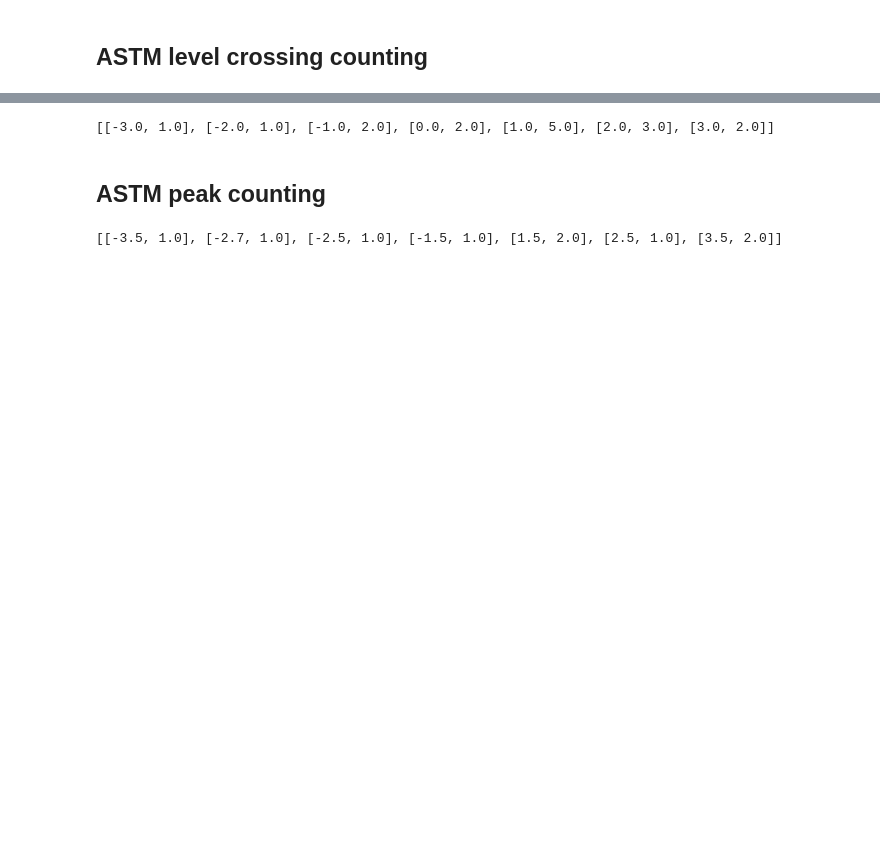
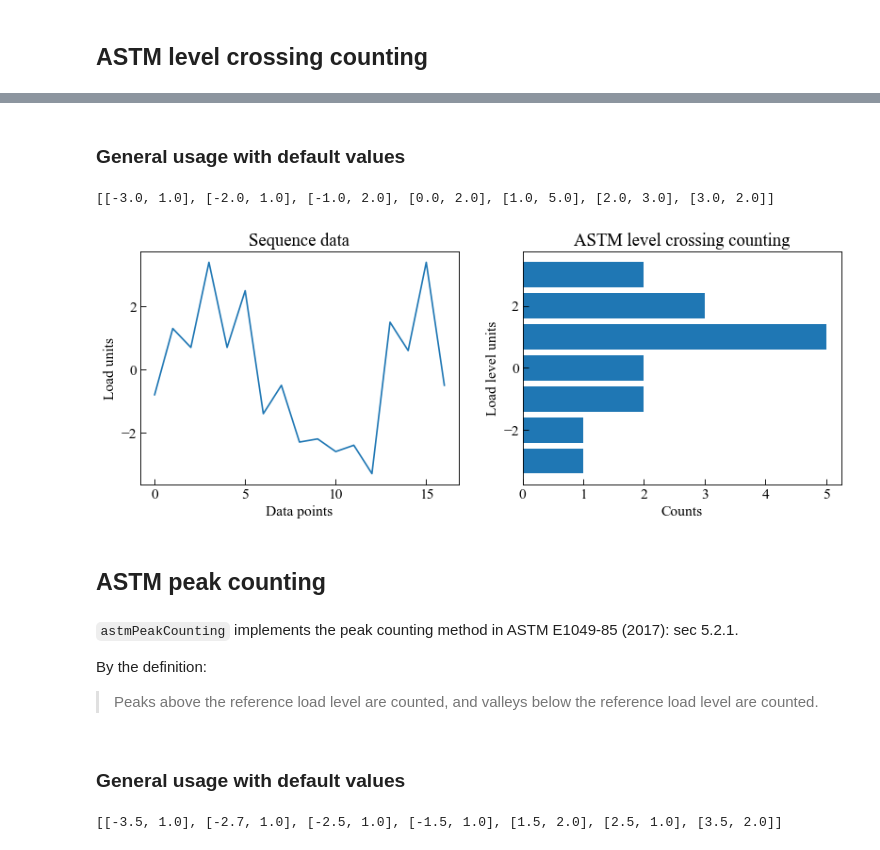
Before and after one commit to dpzhuX/ffpack, a Jupyter notebook: docs/source/cycle counting methods.ipynb, the cells around one changed output, grey strips where cells are left out. Saved outputs shown, nothing was run; the diff lists cells and outputs as text; code cells hidden in the pictures; blank space fills up the shorter version.

```diff
--- a/docs/source/cycle counting methods.ipynb
+++ b/docs/source/cycle counting methods.ipynb
@@ -3,2 +5,15 @@
+# %%
+# Import auxiliary libraries for demonstration
+
+import matplotlib as mpl
+import matplotlib.pyplot as plt
+import numpy as np
+
+plt.rcParams[ "figure.figsize" ] = [ 6, 4 ]
+plt.style.use( "default" )
+
+plt.rcParams[ "figure.dpi" ] = 80
+plt.rcParams[ "font.family" ] = "Times New Roman"
+plt.rcParams[ "font.size" ] = '14'
 # %% [markdown]
 ## ASTM level crossing counting
@@ -5,16 +26,48 @@
+# %% [markdown]
+### General usage with default values
 # %%
 from ffpack.lcc import astmLevelCrossingCounting
 # %%
-sequenceData = [ -0.8, 1.3, 0.7, 3.4, 0.7, 2.5, -1.4, -0.5, -2.3,
-                 -2.2, -2.6, -2.4, -3.3, 1.5, 0.6, 3.4, -0.5 ]
+astmLccSequenceData = [ -0.8, 1.3, 0.7, 3.4, 0.7, 2.5, -1.4, -0.5, -2.3,
+                        -2.2, -2.6, -2.4, -3.3, 1.5, 0.6, 3.4, -0.5 ]
 
-astmLccData = astmLevelCrossingCounting( sequenceData )
+astmLccData = astmLevelCrossingCounting( astmLccSequenceData )
 # %%
 print( astmLccData )
 # %% [output]
 [[-3.0, 1.0], [-2.0, 1.0], [-1.0, 2.0], [0.0, 2.0], [1.0, 5.0], [2.0, 3.0], [3.0, 2.0]]
+# %%
+fig, ( ax1, ax2 ) = plt.subplots( 1, 2, figsize=( 12, 4 ) )
+
+ax1.plot( astmLccSequenceData )
+
+ax1.tick_params( axis='x', direction="in", length=5 )
+ax1.tick_params( axis='y', direction="in", length=5 )
+ax1.set_ylabel( "Load units" )
+ax1.set_xlabel( "Data points" )
+ax1.set_title( "Sequence data" )
+
+ax2.barh( np.array( astmLccData )[ :, 0 ], np.array( astmLccData )[ :, 1 ] )
+
+ax2.tick_params(axis='x', direction="in", length=5)
+ax2.tick_params(axis='y', direction="in", length=5)
+ax2.set_ylabel( "Load level units" )
+ax2.set_xlabel( "Counts" )
+ax2.set_title( "ASTM level crossing counting" )
+
+plt.show()
+# %% [output]
+[figure, added]
 # %% [markdown]
 ## ASTM peak counting
+# %% [markdown]
+`astmPeakCounting` implements the peak counting method in ASTM E1049-85 (2017): sec 5.2.1.
+
+By the definition:
+
+> Peaks above the reference load level are counted, and valleys below the reference load level are counted.
+# %% [markdown]
+### General usage with default values
 # %%
 from ffpack.lcc import astmPeakCounting
 # %%
```
Also changed, not shown: parts of 12 cells of this notebook.
